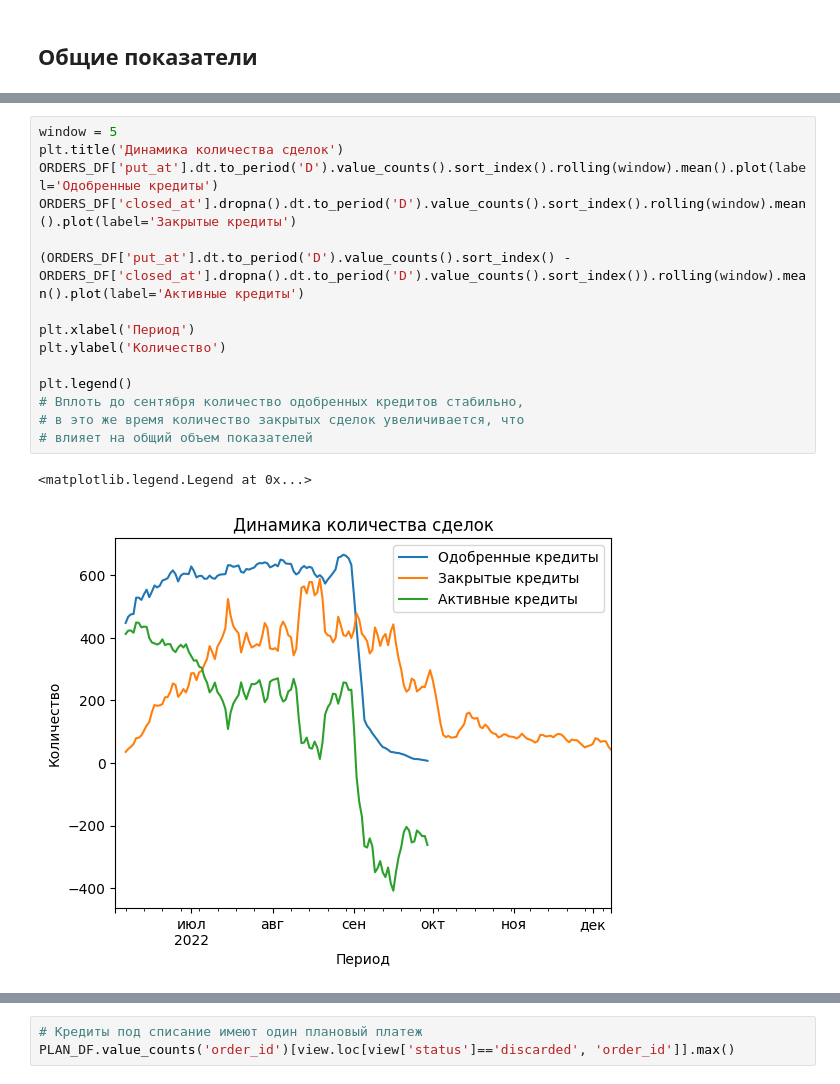
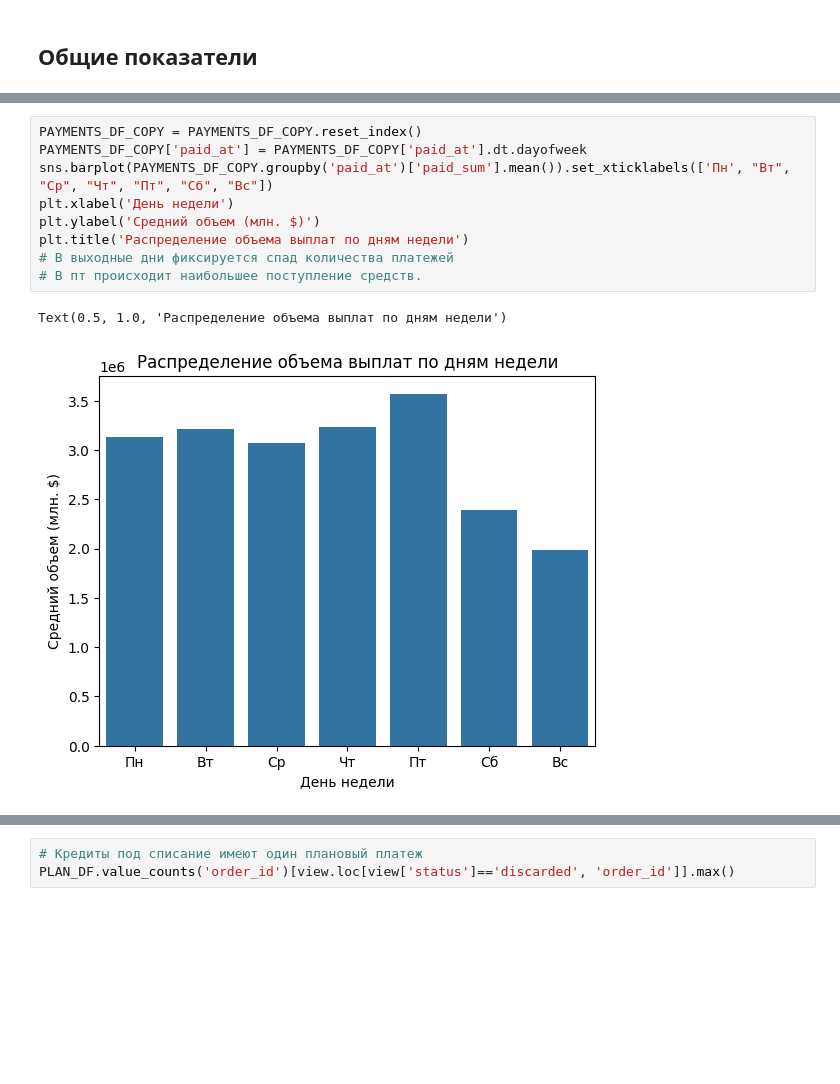
Before and after one commit to Satsuta-A/credits_test_case, a Jupyter notebook: main.ipynb, the cells around one changed output, grey strips where cells are left out. Drawn from its saved outputs; the diff is of its cells as text; blank space fills up the shorter version.

```diff
--- a/main.ipynb
+++ b/main.ipynb
@@ -471,18 +471,12 @@ plt.show()
-# %%
-window = 5
-plt.title('Динамика количества сделок')
-ORDERS_DF['put_at'].dt.to_period('D').value_counts().sort_index().rolling(window).mean().plot(label='Одобренные кредиты')
-ORDERS_DF['closed_at'].dropna().dt.to_period('D').value_counts().sort_index().rolling(window).mean().plot(label='Закрытые кредиты')
-
-(ORDERS_DF['put_at'].dt.to_period('D').value_counts().sort_index() - ORDERS_DF['closed_at'].dropna().dt.to_period('D').value_counts().sort_index()).rolling(window).mean().plot(label='Активные кредиты')
-
-plt.xlabel('Период')
-plt.ylabel('Количество')
-
-plt.legend()
-# Вплоть до сентября количество одобренных кредитов стабильно,
-# в это же время количество закрытых сделок увеличивается, что
-# влияет на общий объем показателей
-# %% [output]
-<matplotlib.legend.Legend at 0x...>
-[figure, removed]
+# %%
+PAYMENTS_DF_COPY = PAYMENTS_DF_COPY.reset_index()
+PAYMENTS_DF_COPY['paid_at'] = PAYMENTS_DF_COPY['paid_at'].dt.dayofweek
+sns.barplot(PAYMENTS_DF_COPY.groupby('paid_at')['paid_sum'].mean()).set_xticklabels(['Пн', "Вт", "Ср", "Чт", "Пт", "Сб", "Вс"])
+plt.xlabel('День недели')
+plt.ylabel('Средний объем (млн. $)')
+plt.title('Распределение объема выплат по дням недели')
+# В выходные дни фиксируется спад количества платежей
+# В пт происходит наибольшее поступление средств.
+# %% [output]
+Text(0.5, 1.0, 'Распределение объема выплат по дням недели')
+[figure, added]
```
Also changed, not shown: parts of 6 cells of this notebook, 5 other files.
